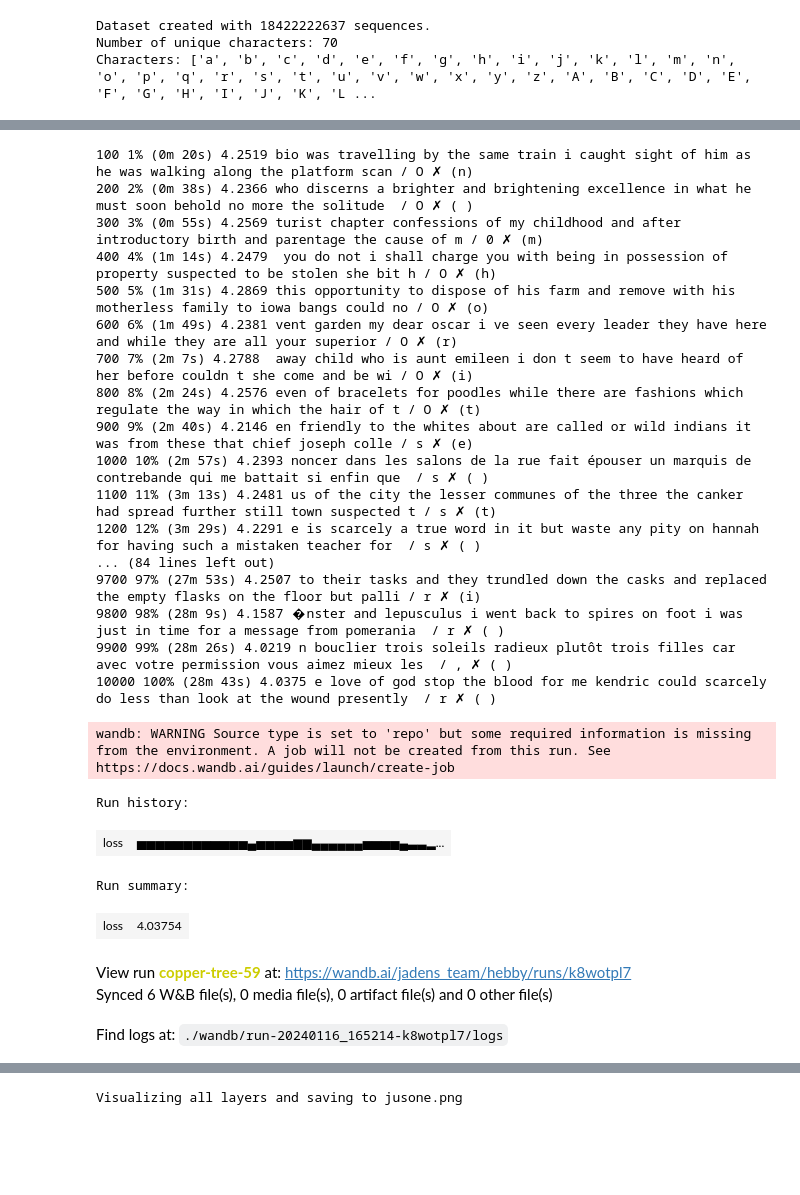
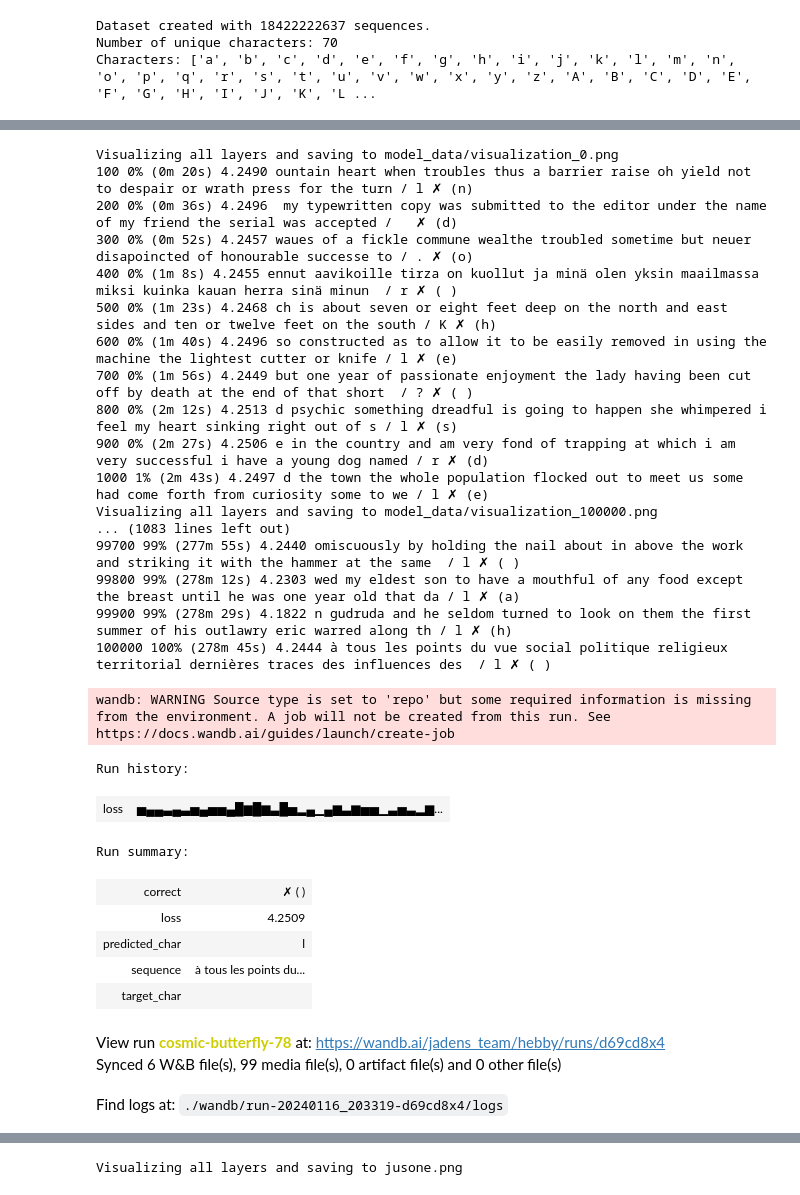
Before and after one commit to jaded0/memory_encoding, a Jupyter notebook: hebby.ipynb, the cells around one changed output, grey strips where cells are left out. Saved outputs shown, nothing was run; the diff lists cells and outputs as text; code cells hidden in the pictures; blank space fills up the shorter version.

```diff
--- a/hebby.ipynb
+++ b/hebby.ipynb
@@ -66,8 +66,8 @@ imprint_rate = 0.0001
 last_n_rewards = [0]
 last_n_reward_avg = 0
 n_rewards = 100
-stochasticity = 0.0001
-save_frequency = 10000  # Save data every 10 characters
+stochasticity = 0.00001
+save_frequency = 100000  # Save data every 10k characters
 
 def train(line_tensor):
     global training_instance
@@ -98,7 +98,7 @@ def train(line_tensor):
         last_n_reward_avg = sum(last_n_rewards) / len(last_n_rewards)
         reward_update = reward - last_n_reward_avg
         # print(reward_update)
-        clip_weights(rnn, max_norm=0.5)  # Choose an appropriate max_norm value
+        clip_weights(rnn, max_norm=2.0)  # Choose an appropriate max_norm value
 
         # Apply Hebbian updates
         rnn.apply_imprints(reward_update, learning_rate, imprint_rate)
@@ -147,13 +147,16 @@ View run at https://wandb.ai/jadens_team/hebby/runs/k8wotpl7
 import time
 import math
 
-n_iters = 10000
+n_iters = 100000
 print_every = 100
 plot_every = 50
 
 # Keep track of losses for plotting
 current_loss = 0
 all_losses = []
+
+# columns = ["correct", "predicted_char", "target_char", "sequence"]
+# table = wandb.Table(columns=columns)
 
 def timeSince(since):
     now = time.time()
@@ -173,56 +176,63 @@ for iter in range(1, n_iters + 1):
         print("Loss is NaN, breaking...")
         parameters = list(rnn.parameters())
         for p in parameters:
             print(p.data)
         break
     # Print ``iter`` number, loss, name and guess
     if iter % print_every == 0:
         # Use the output to generate a character prediction
         topv, topi = output.topk(1, dim=1)  # Change dim to 1
         predicted_char = text_dataset.idx_to_char[topi[0, 0].item()]
         target_char = sequence[-1]
         correct = '✓' if predicted_char == target_char else '✗ (%s)' % target_char
         print('%d %d%% (%s) %.4f %s / %s %s' % (iter, iter / n_iters * 100, timeSince(start), loss, sequence, predicted_char, correct))
-        # wandb.log({"correct": correct, "predicted_char": predicted_char, "target_char": target_char, "sequence": sequence})
+        wandb.log({"correct": correct, "predicted_char": predicted_char, "target_char": target_char, "sequence": sequence})
+        # row = [correct, predicted_char, target_char, ''.join(sequence)]
+        # table.add_data(*row)
+        # wandb.log({"predictions": table}, commit=False)
 
         # also print some weights:
         # print("i2h weights:", rnn.i2h.weight)
         # print("i2o weights:", rnn.i2o.weight)
 
     # Add current loss avg to list of losses source /home/deck/miniconda3/bin/activate /home/deck/Documents/memory_encoding/hebby
     if iter % plot_every == 0:
         wandb.log({"loss": current_loss / plot_every})
         all_losses.append(current_loss / plot_every)
         current_loss = 0
 
 # [optional] finish the wandb run, necessary in notebooks
 wandb.finish()
 # %% [output]
-100 1% (0m 20s) 4.2519 bio was travelling by the same train i caught sight of him as he was walking along the platform scan / O ✗ (n)
-200 2% (0m 38s) 4.2366 who discerns a brighter and brightening excellence in what he must soon behold no more the solitude  / O ✗ ( )
-300 3% (0m 55s) 4.2569 turist chapter confessions of my childhood and after introductory birth and parentage the cause of m / 0 ✗ (m)
-400 4% (1m 14s) 4.2479  you do not i shall charge you with being in possession of property suspected to be stolen she bit h / O ✗ (h)
-500 5% (1m 31s) 4.2869 this opportunity to dispose of his farm and remove with his motherless family to iowa bangs could no / O ✗ (o)
-600 6% (1m 49s) 4.2381 vent garden my dear oscar i ve seen every leader they have here and while they are all your superior / O ✗ (r)
-700 7% (2m 7s) 4.2788  away child who is aunt emileen i don t seem to have heard of her before couldn t she come and be wi / O ✗ (i)
-800 8% (2m 24s) 4.2576 even of bracelets for poodles while there are fashions which regulate the way in which the hair of t / O ✗ (t)
-900 9% (2m 40s) 4.2146 en friendly to the whites about are called or wild indians it was from these that chief joseph colle / s ✗ (e)
-1000 10% (2m 57s) 4.2393 noncer dans les salons de la rue fait épouser un marquis de contrebande qui me battait si enfin que  / s ✗ ( )
-1100 11% (3m 13s) 4.2481 us of the city the lesser communes of the three the canker had spread further still town suspected t / s ✗ (t)
-1200 12% (3m 29s) 4.2291 e is scarcely a true word in it but waste any pity on hannah for having such a mistaken teacher for  / s ✗ ( )
-... (84 lines left out)
-9700 97% (27m 53s) 4.2507 to their tasks and they trundled down the casks and replaced the empty flasks on the floor but palli / r ✗ (i)
-9800 98% (28m 9s) 4.1587 �nster and lepusculus i went back to spires on foot i was just in time for a message from pomerania  / r ✗ ( )
-9900 99% (28m 26s) 4.0219 n bouclier trois soleils radieux plutôt trois filles car avec votre permission vous aimez mieux les  / , ✗ ( )
-10000 100% (28m 43s) 4.0375 e love of god stop the blood for me kendric could scarcely do less than look at the wound presently  / r ✗ ( )
+Visualizing all layers and saving to model_data/visualization_0.png
+100 0% (0m 20s) 4.2490 ountain heart when troubles thus a barrier raise oh yield not to despair or wrath press for the turn / l ✗ (n)
+200 0% (0m 36s) 4.2496  my typewritten copy was submitted to the editor under the name of my friend the serial was accepted /   ✗ (d)
+300 0% (0m 52s) 4.2457 waues of a fickle commune wealthe troubled sometime but neuer disapoincted of honourable successe to / . ✗ (o)
+400 0% (1m 8s) 4.2455 ennut aavikoille tirza on kuollut ja minä olen yksin maailmassa miksi kuinka kauan herra sinä minun  / r ✗ ( )
+500 0% (1m 23s) 4.2468 ch is about seven or eight feet deep on the north and east sides and ten or twelve feet on the south / K ✗ (h)
+600 0% (1m 40s) 4.2496 so constructed as to allow it to be easily removed in using the machine the lightest cutter or knife / l ✗ (e)
+700 0% (1m 56s) 4.2449 but one year of passionate enjoyment the lady having been cut off by death at the end of that short  / ? ✗ ( )
+800 0% (2m 12s) 4.2513 d psychic something dreadful is going to happen she whimpered i feel my heart sinking right out of s / l ✗ (s)
+900 0% (2m 27s) 4.2506 e in the country and am very fond of trapping at which i am very successful i have a young dog named / r ✗ (d)
+1000 1% (2m 43s) 4.2497 d the town the whole population flocked out to meet us some had come forth from curiosity some to we / l ✗ (e)
+Visualizing all layers and saving to model_data/visualization_100000.png
+... (1083 lines left out)
+99700 99% (277m 55s) 4.2440 omiscuously by holding the nail about in above the work and striking it with the hammer at the same  / l ✗ ( )
+99800 99% (278m 12s) 4.2303 wed my eldest son to have a mouthful of any food except the breast until he was one year old that da / l ✗ (a)
+99900 99% (278m 29s) 4.1822 n gudruda and he seldom turned to look on them the first summer of his outlawry eric warred along th / l ✗ (h)
+100000 100% (278m 45s) 4.2444 à tous les points du vue social politique religieux territorial dernières traces des influences des  / l ✗ ( )
 wandb: WARNING Source type is set to 'repo' but some required information is missing from the environment. A job will not be created from this run. See https://docs.wandb.ai/guides/launch/create-job
 Run history:
-| loss | ▅▅▅▅▅▅▅▅▅▅▅▅▄▅▅▅▅▆▆▄▄▄▄▄▄▅▅▅▅▄▃▃▂... |
+| loss | ▅▄▄▃▄▃▅▄▅▅▄█▆█▆▃█▅▂▄▁▄▆▃▆▅▅▁▃▅▃▂▆... |
 Run summary:
-| loss | 4.03754 |
+| correct | ✗ ( ) |
+| loss | 4.2509 |
+| predicted_char | l |
+| sequence | à tous les points du... |
+| target_char |  |
-View run copper-tree-59 at: https://wandb.ai/jadens_team/hebby/runs/k8wotpl7
-Synced 6 W&B file(s), 0 media file(s), 0 artifact file(s) and 0 other file(s)
+View run cosmic-butterfly-78 at: https://wandb.ai/jadens_team/hebby/runs/d69cd8x4
+Synced 6 W&B file(s), 99 media file(s), 0 artifact file(s) and 0 other file(s)
-Find logs at: ./wandb/run-20240116_165214-k8wotpl7/logs
+Find logs at: ./wandb/run-20240116_203319-d69cd8x4/logs
 # %%
 import matplotlib.pyplot as plt
 
```
Also changed, not shown: parts of 5 cells of this notebook, 2 other files.
